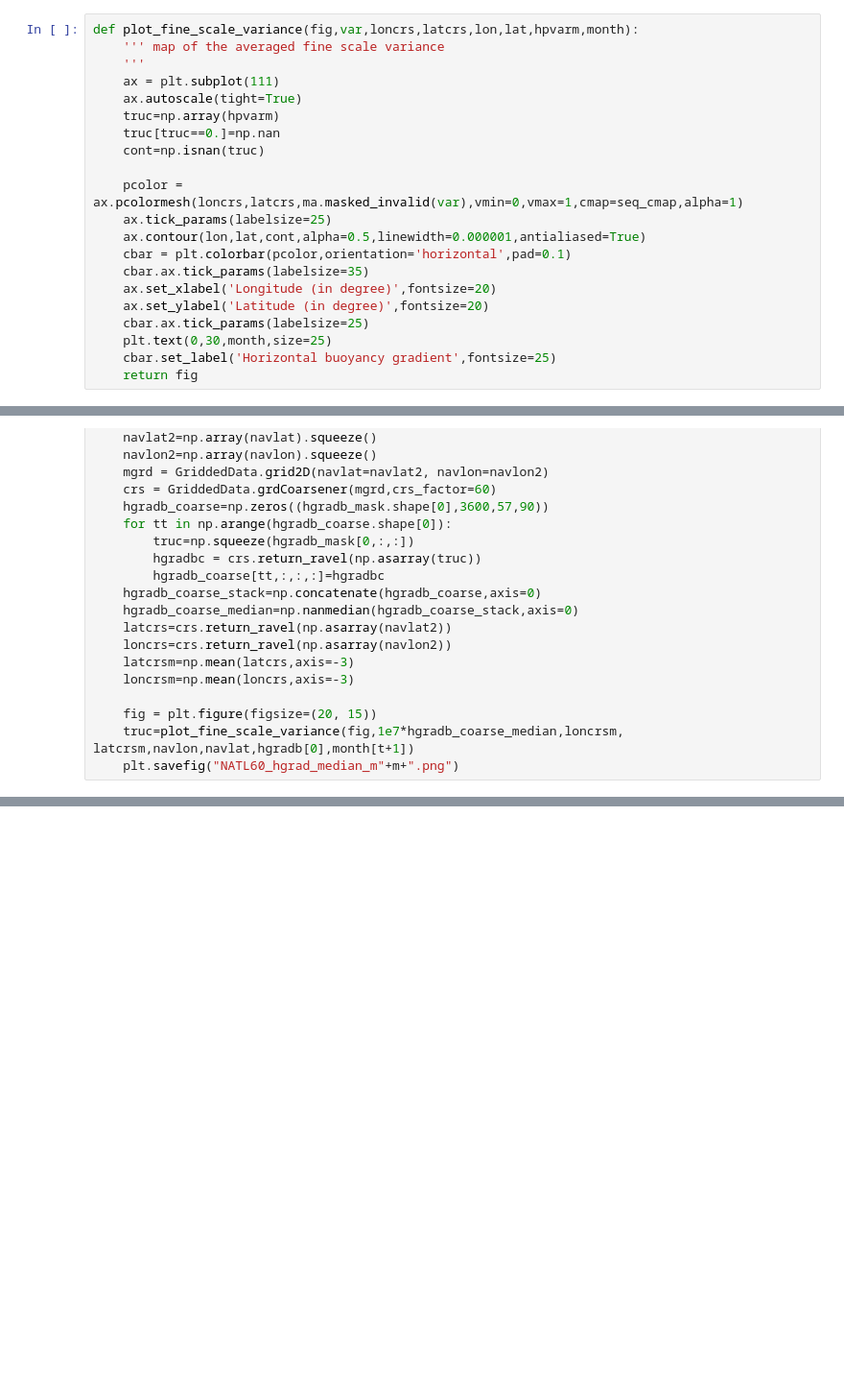
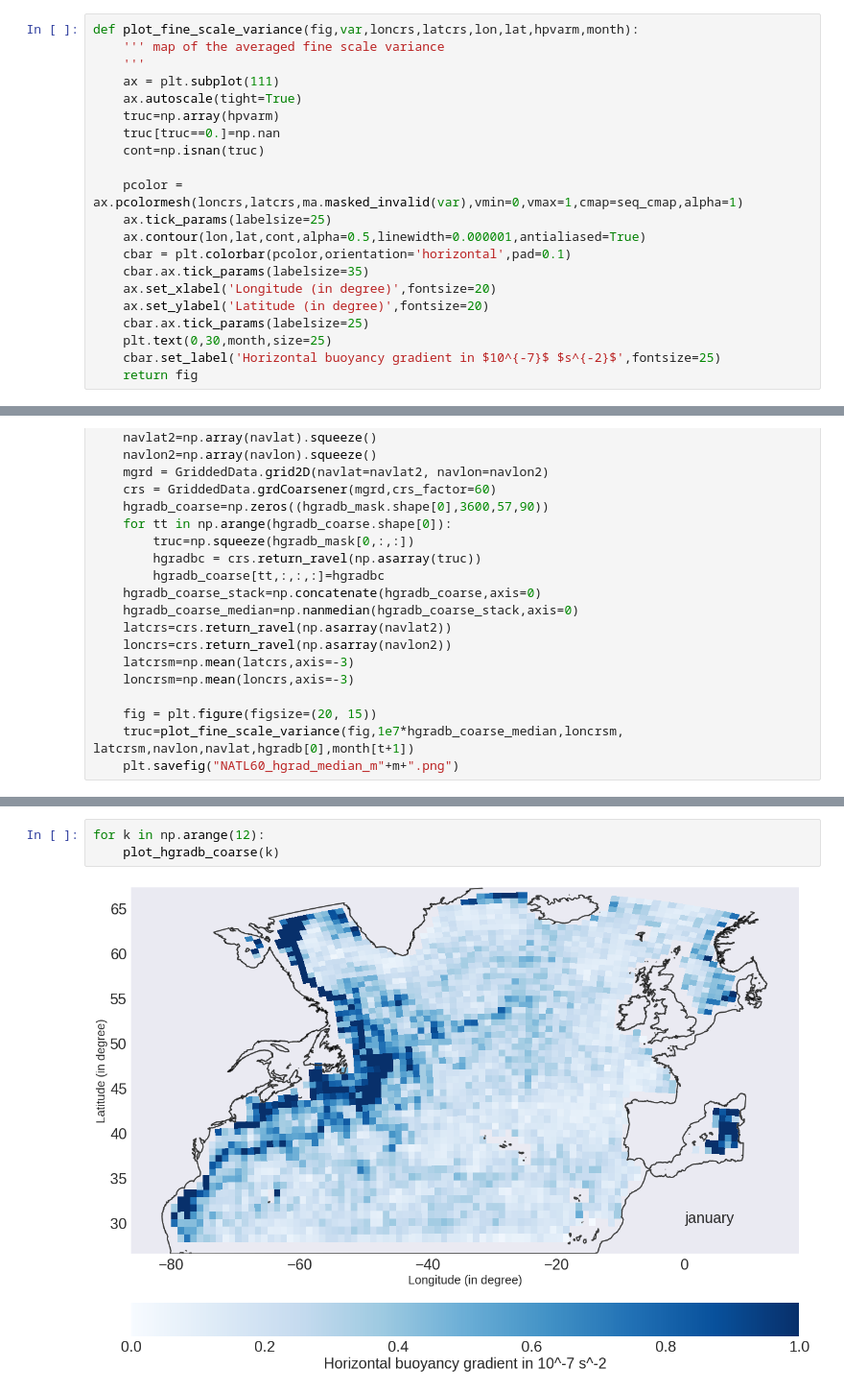
Before and after one commit to auraoupa/CMEMS-diags, a Jupyter notebook: Hgradb_stat/2018-06-04-AA-hgradb-total-maps-median-all-dim-all-month.ipynb, the cells around one changed output, grey strips where cells are left out. Shown at 96% size. Saved outputs shown, nothing was run; the diff lists cells and outputs as text; blank space fills up the shorter version.

```diff
--- a/Hgradb_stat/2018-06-04-AA-hgradb-total-maps-median-all-dim-all-month.ipynb
+++ b/Hgradb_stat/2018-06-04-AA-hgradb-total-maps-median-all-dim-all-month.ipynb
@@ -71,7 +71,7 @@ def plot_fine_scale_variance(fig,var,loncrs,latcrs,lon,lat,hpvarm,month):
     ax.set_ylabel('Latitude (in degree)',fontsize=20)
     cbar.ax.tick_params(labelsize=25)
     plt.text(0,30,month,size=25)
-    cbar.set_label('Horizontal buoyancy gradient',fontsize=25)
+    cbar.set_label('Horizontal buoyancy gradient in $10^{-7}$ $s^{-2}$',fontsize=25)
     return fig
 # %%
 def plot_hgradb_coarse(t):
@@ -141,0 +131,5 @@ for k in np.arange(12):
+# %%
+for k in np.arange(12):
+    plot_hgradb_coarse(k)
+# %% [output]
+[figure, added]
```
Also changed, not shown: parts of 3 cells of this notebook, 32 other files.
